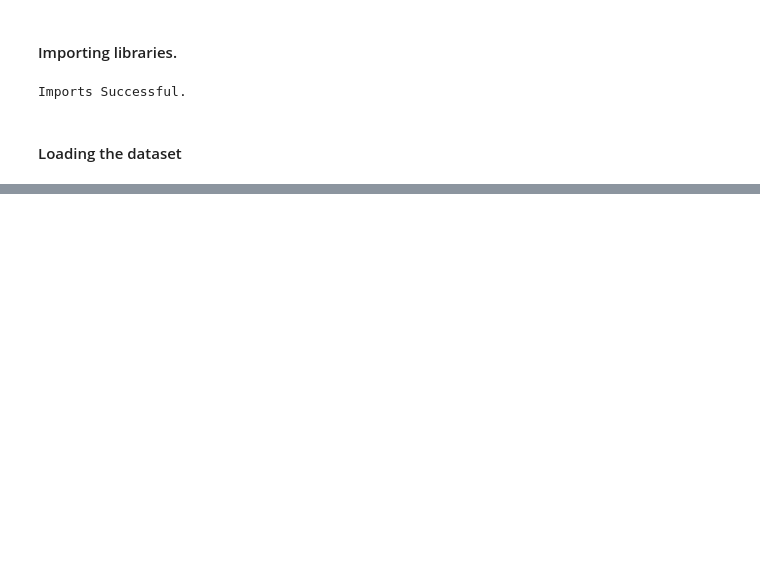
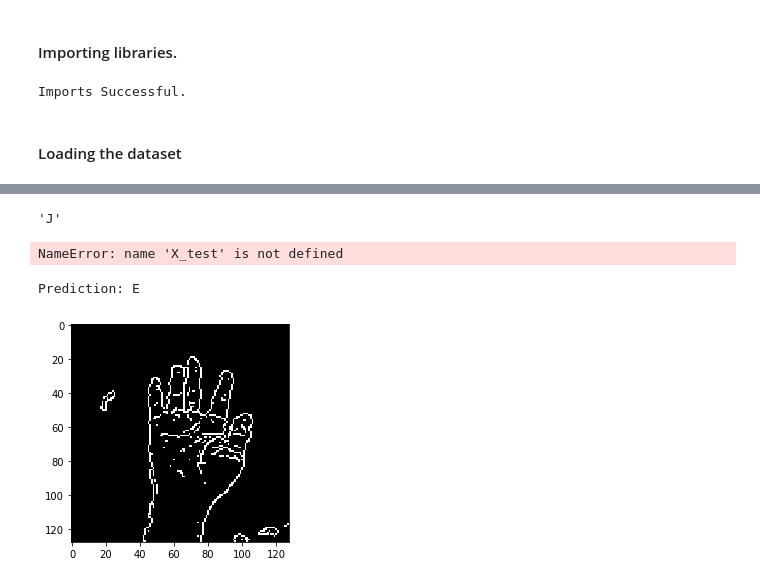
Before and after one commit to Jyothis-P/HandSignRecognition, a Jupyter notebook: cnn.ipynb, the cells around one changed output, grey strips where cells are left out. Cells and saved outputs as stored; diff of their text form; code cells hidden in the pictures; blank space fills up the shorter version.

Commit message:
model

```diff
--- a/cnn.ipynb
+++ b/cnn.ipynb
@@ -45,0 +277,2 @@ O
+# %%
+model = tf.keras.models.load_model('mod')
@@ -45,0 +312,5 @@ O
+# %%
+CATEGORIES = list(map(chr, range(ord('A'), ord('Z'))))
+CATEGORIES.pop(9)
+# %% [output]
+'J'
@@ -45,0 +322,57 @@ O
+# %%
+index = 4
+img_edges = X_test[index].reshape(128, 128)
+cat = CATEGORIES[Y_test[index]]
+prediction = model.predict_classes(X_test[index].reshape(1, 128, 128, 1))
+
+print("Original:", cat)
+print("Prediction:", CATEGORIES[np.squeeze(prediction)])
+show_image(img_edges)
+# %% [output]
+NameError: name 'X_test' is not defined
+# %%
+def mask_skin(frame, visualize_steps= False):
+    converted2 = cv2.cvtColor(frame, cv2.COLOR_BGR2GRAY)
+    converted = cv2.cvtColor(frame, cv2.COLOR_BGR2HSV) # Convert from RGB to HSV
+
+    lowerBoundary = np.array([0,40,30],dtype="uint8")
+    upperBoundary = np.array([43,255,254],dtype="uint8")
+
+    skinMask = cv2.inRange(converted, lowerBoundary, upperBoundary)
+    skinMask = cv2.addWeighted(skinMask,0.5,skinMask,0.5,0.0)
+    skinMask = cv2.medianBlur(skinMask, 5)
+
+    skin = cv2.bitwise_and(converted2, converted2, mask = skinMask)
+
+    if visualize_steps:
+        show_image(cv2.cvtColor(frame, cv2.COLOR_BGR2RGB))
+        show_image(converted)
+        show_image(converted2)
+        show_image(skinMask)
+
+    return skin
+# %%
+def process_image(img_array, visualize_steps= False):
+    frame = cv2.resize(img_array, (128, 128))
+    # frame = cv2.cvtColor(frame, cv2.COLOR_BGR2RGB)
+
+    skin = mask_skin(frame, visualize_steps)
+
+    edges = cv2.Canny(skin,60,60)
+
+    if visualize_steps:
+        print("path:", path)
+        print("shape:", img_array.shape)
+        show_image(skin)
+        show_image(edges)
+
+    cv2.destroyAllWindows()
+    return edges
+# %%
+p = r'C:\Users\jyoth\OneDrive\Pictures\Camera Roll\five.jpg'
+image = cv2.imread(p)
+edges = process_image(image)
+predict(edges)
+# %% [output]
+Prediction: E
+[figure, added]
```
Also changed, not shown: parts of 38 cells of this notebook, 6 other files.
